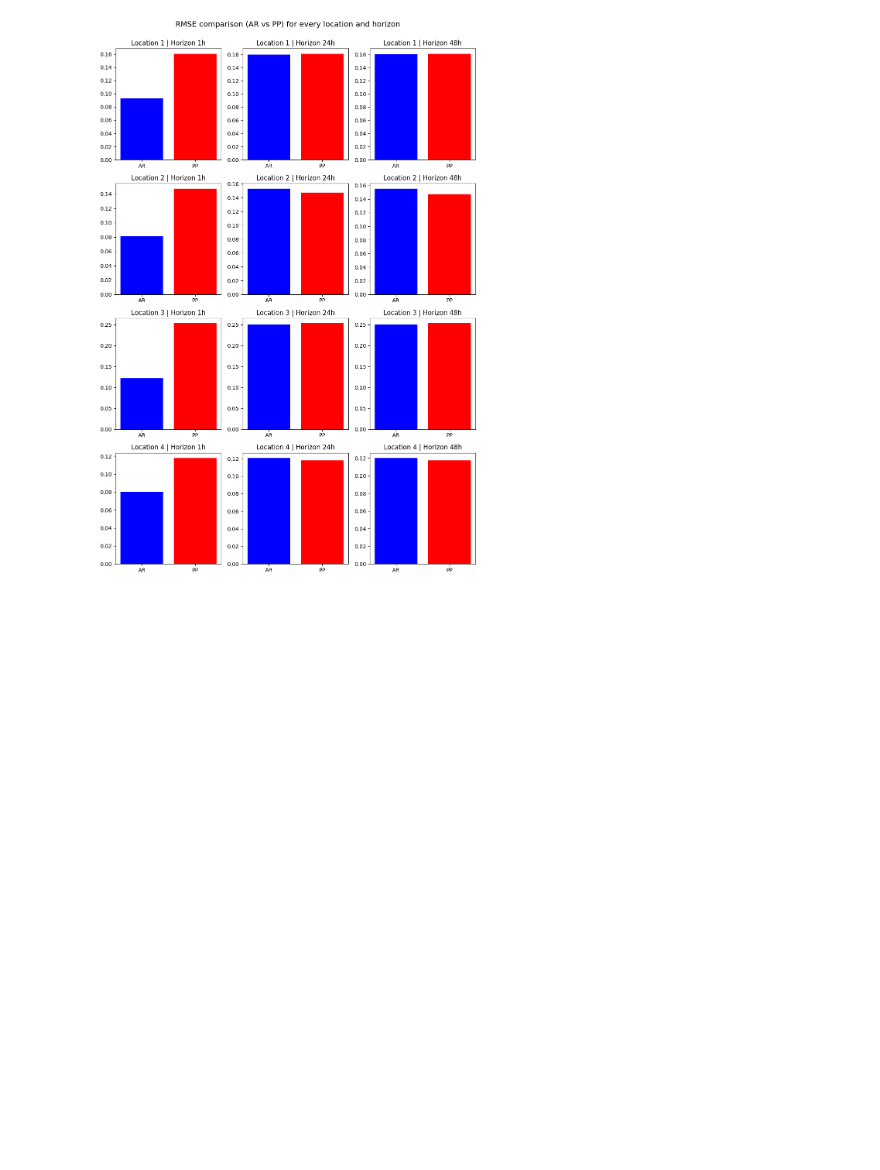
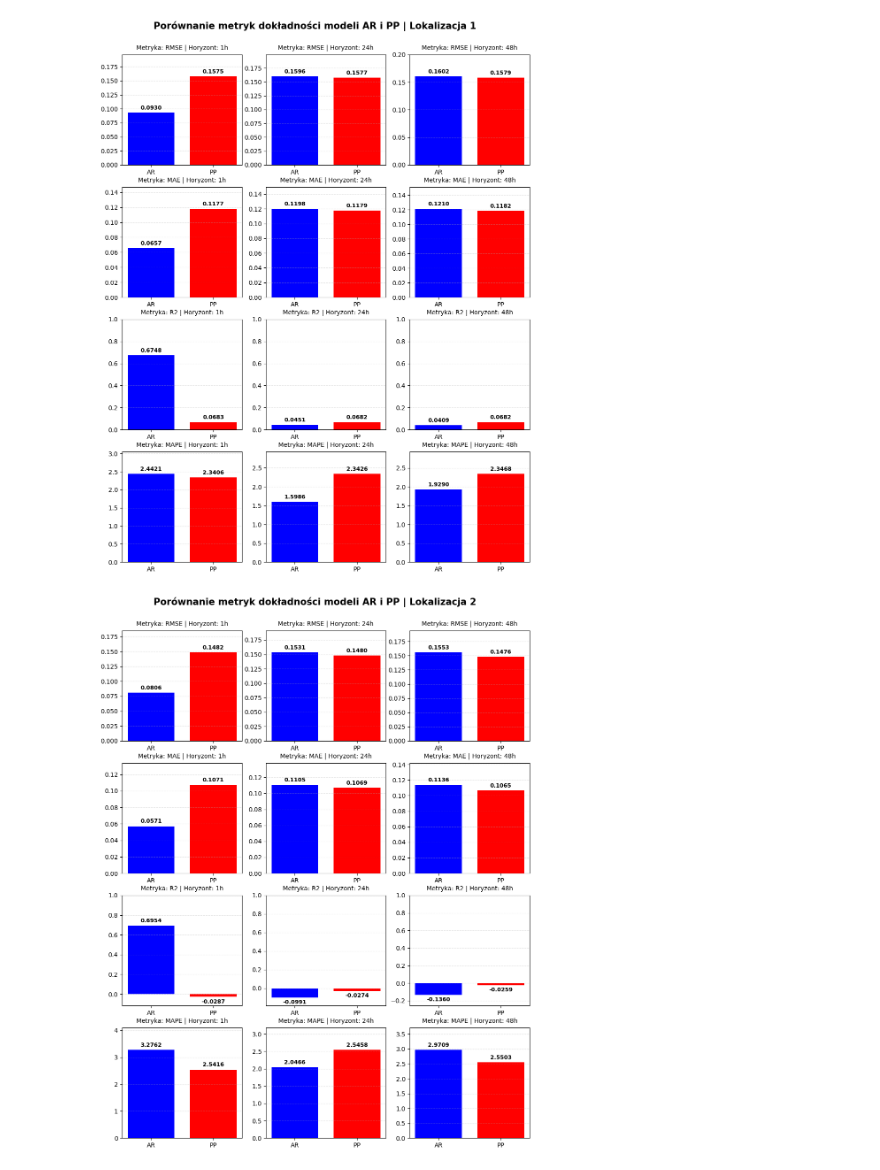
Before and after one commit to Kubste/projekt-naukowo-wdrozeniowy, a Jupyter notebook: statistical_tests/error_analysis.ipynb, the cells around one changed output. Saved outputs shown, nothing was run; the diff lists cells and outputs as text; code cells hidden in the pictures; blank space fills up the shorter version.

```diff
--- a/statistical_tests/error_analysis.ipynb
+++ b/statistical_tests/error_analysis.ipynb
@@ -113,18 +156,36 @@ plt.show()
-# %%
-fig, axes = plt.subplots(nrows=4, ncols=3, figsize=(10, 16))
-
-for loc in range(1, 5):
-    for horizon in [1, 24, 48]:
-        row_idx = loc - 1
-        col_idx = horizon_to_col[horizon]
-        ax = axes[row_idx, col_idx]
-
-        row = rmse_df[(rmse_df.location == loc) & (rmse_df.horizon == horizon)].iloc[0]
-        ax.bar(["AR", "PP"], [row.rmse_ar, row.rmse_pp], color=['blue', 'red'])
-        ax.set_title(f"Location {loc} | Horizon {horizon}h")
-
-fig.suptitle("RMSE comparison (AR vs PP) for every location and horizon", fontsize=14, y=0.9)
-plt.tight_layout(rect=[0, 0, 1, 0.90])
-plt.show()
-# %% [output]
-[figure, removed]
+# %%
+metrics = ["RMSE", "MAE", "R2", "MAPE"]
+metrics_values = [rmse_df, mae_df, r2_df, mape_df]
+
+for loc in range(1, 5):
+    fig, axes = plt.subplots(nrows=4, ncols=3, figsize=(10, 14))
+
+    for horizon in [1, 24, 48]:
+        for i, metric in enumerate(metrics):
+            row_idx = i
+            col_idx = horizon_to_col[horizon]
+            ax = axes[row_idx, col_idx]
+
+            row = metrics_values[i][(metrics_values[i].location == loc) & (metrics_values[i].horizon == horizon)].iloc[0]
+            val_ar = row[f"{metric.lower()}_ar"]
+            val_pp = row[f"{metric.lower()}_pp"]
+
+            bars = ax.bar(["AR", "PP"], [val_ar, val_pp], color=['blue', 'red'], width=0.75)
+
+            ax.bar_label(bars, fmt='%.4f', padding=3, fontsize=9, weight='bold')
+
+            y_min, y_max = ax.get_ylim()
+            if metric == "R2": ax.set_ylim(bottom=min(0, y_min * 1.8), top=max(1.0, y_max * 1.25))
+            else: ax.set_ylim(bottom=0, top=max(val_ar, val_pp) * 1.25)
+
+            ax.set_title(f"Metryka: {metric} | Horyzont: {horizon}h", fontsize=10, pad=8)
+            ax.grid(axis='y', linestyle='--', alpha=0.3)
+
+    fig.suptitle(f"Porównanie metryk dokładności modeli AR i PP | Lokalizacja {loc}", fontsize=15, y=0.90, weight='bold')
+
+    plt.tight_layout(rect=[0, 0, 1, 0.90])
+    plt.subplots_adjust(hspace=0.2, wspace=0.2)
+    plt.show()
+# %% [output]
+[figure, added]
+[figure, added]
```
Also changed, not shown: parts of 4 cells of this notebook, 2 other files.
